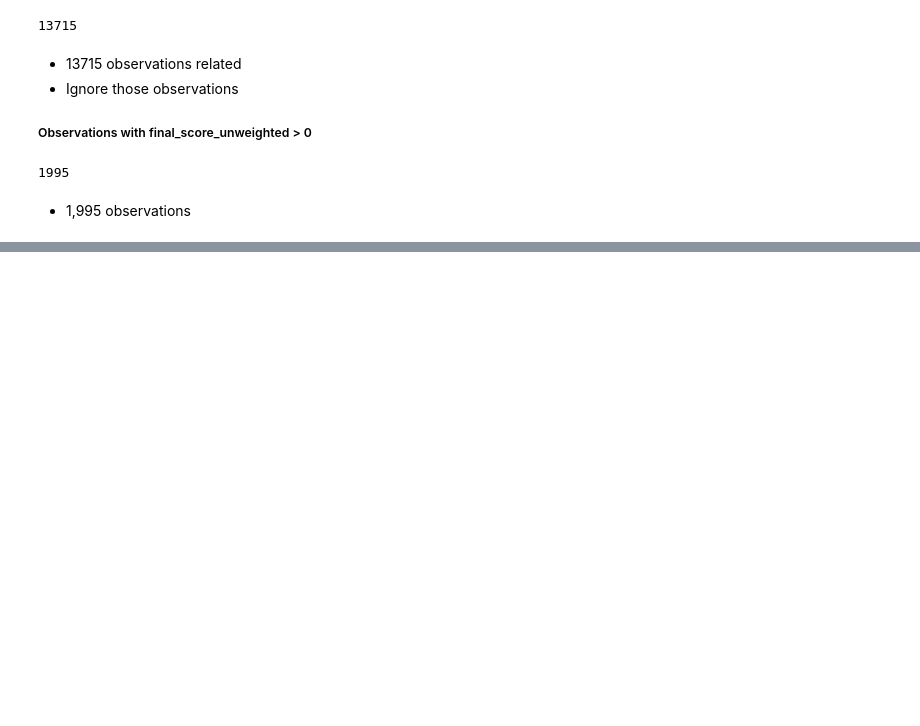
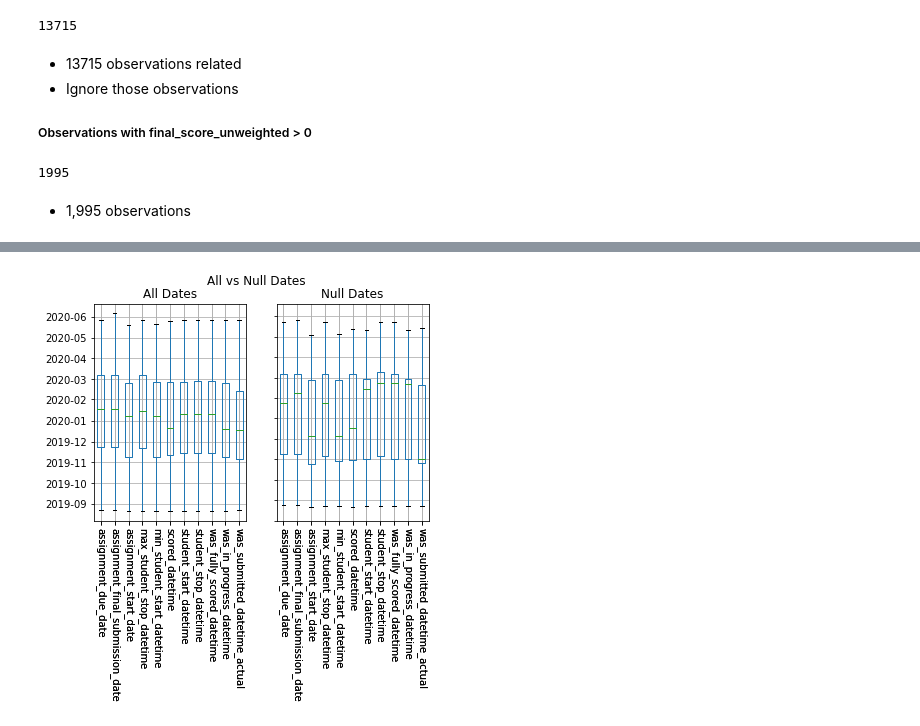
Before and after one commit to dlhinkley/c772-capstone-project, a Jupyter notebook: jupyter/investigation/investigate-15710-null-assessment-item-response-id.ipynb, the cells around one changed output, grey strips where cells are left out. Saved outputs shown, nothing was run; the diff lists cells and outputs as text; code cells hidden in the pictures; blank space fills up the shorter version.

```diff
--- a/jupyter/investigation/investigate-15710-null-assessment-item-response-id.ipynb
+++ b/jupyter/investigation/investigate-15710-null-assessment-item-response-id.ipynb
@@ -36,0 +57,10 @@ dfNull.count()
+# %%
+dual_date_boxplot(
+    get_random_sample(dfFlt),
+    dfNull,
+    title1="All Dates",
+    title2='Null Dates',
+    main='All vs Null Dates'
+)
+# %% [output]
+[figure, added]
```
Also changed, not shown: parts of 17 cells of this notebook.
